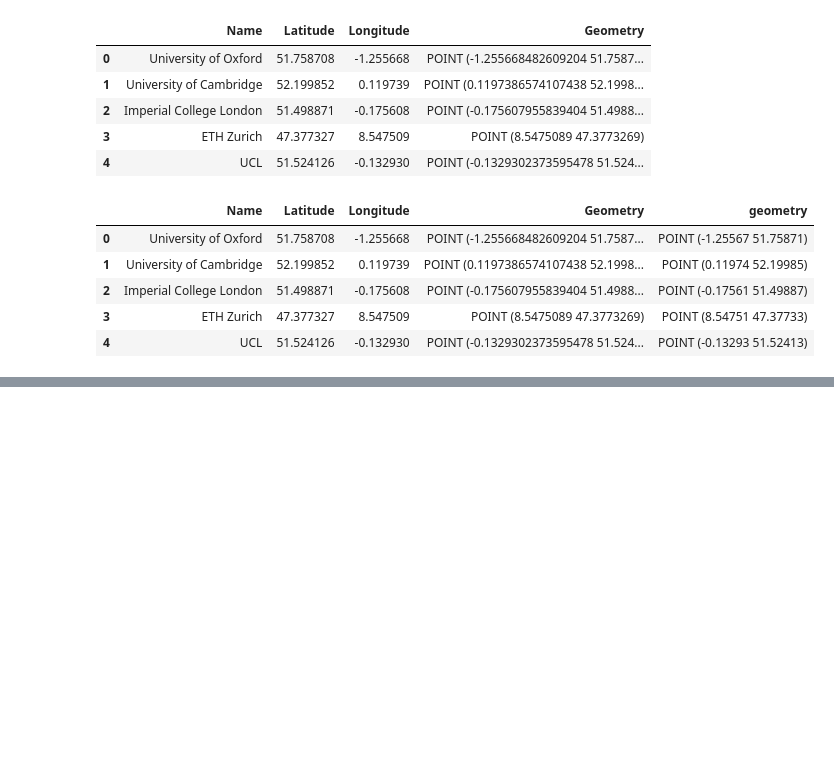
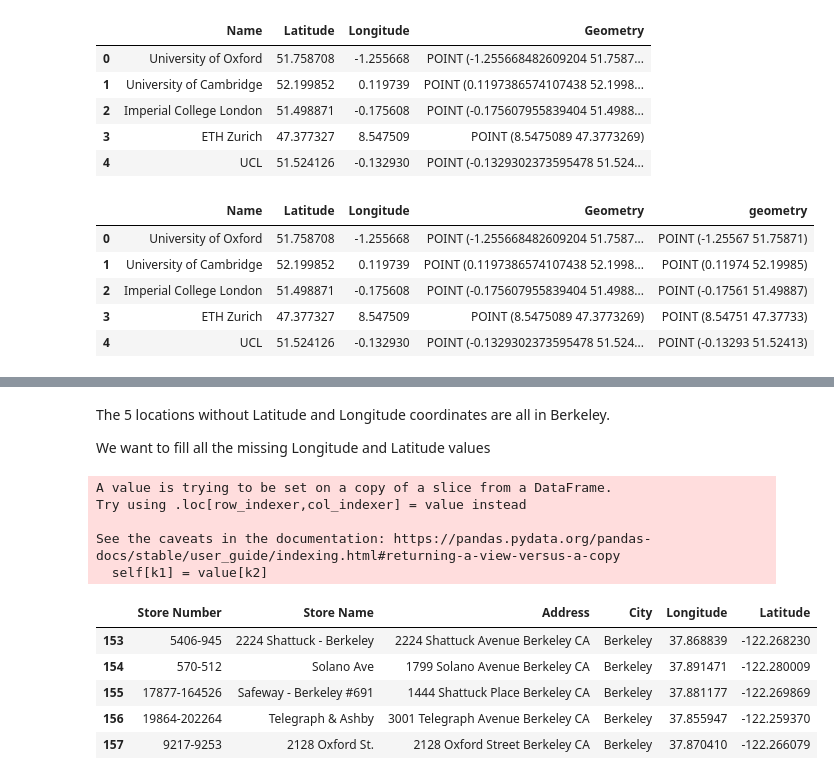
Before and after one commit to jimaid/tutorial, a Jupyter notebook: Geocoding.ipynb, the cells around one changed output, grey strips where cells are left out. Drawn from its saved outputs; the diff is of its cells as text; code cells hidden in the pictures; blank space fills up the shorter version.

```diff
--- a/Geocoding.ipynb
+++ b/Geocoding.ipynb
@@ -18,7 +28,7 @@ uni.head()
 # %%
-UG ='University of Ghana'
+GH ='University of Ghana'
 SA = 'University of Pretoria'
-MA = 'Makerere Univeristy'
+UG = 'Makerere Univeristy'
 NG = 'University of Ibadan'
 KE = 'University of Nairobi'
 # %%
@@ -89,0 +148,25 @@ map
+# %% [markdown]
+The 5 locations without Latitude and Longitude coordinates are all in Berkeley.
+
+We want to fill all the missing Longitude and Latitude values
+# %%
+def coder2(row):
+    try:
+        points = geocode(row, provider='nominatim').geometry.iloc[0]
+        return pd.Series({'Longitude':points.x, 'Latitude':points.y})
+    except:
+        return None
+rows_with_missing[['Latitude','Longitude']]= rows_with_missing.apply(lambda x: coder2(x['Address']), axis=1)
+rows_with_missing
+# %% [output]
+A value is trying to be set on a copy of a slice from a DataFrame.
+Try using .loc[row_indexer,col_indexer] = value instead
+
+See the caveats in the documentation: https://pandas.pydata.org/pandas-docs/stable/user_guide/indexing.html#returning-a-view-versus-a-copy
+  self[k1] = value[k2]
+|  | Store Number | Store Name | Address | City | Longitude | Latitude |
+| 153 | 5406-945 | 2224 Shattuck - Berkeley | 2224 Shattuck Avenue Berkeley CA | Berkeley | 37.868839 | -122.268230 |
+| 154 | 570-512 | Solano Ave | 1799 Solano Avenue Berkeley CA | Berkeley | 37.891471 | -122.280009 |
+| 155 | 17877-164526 | Safeway - Berkeley #691 | 1444 Shattuck Place Berkeley CA | Berkeley | 37.881177 | -122.269869 |
+| 156 | 19864-202264 | Telegraph & Ashby | 3001 Telegraph Avenue Berkeley CA | Berkeley | 37.855947 | -122.259370 |
+| 157 | 9217-9253 | 2128 Oxford St. | 2128 Oxford Street Berkeley CA | Berkeley | 37.870410 | -122.266079 |
```
Also changed, not shown: parts of 15 cells of this notebook.
